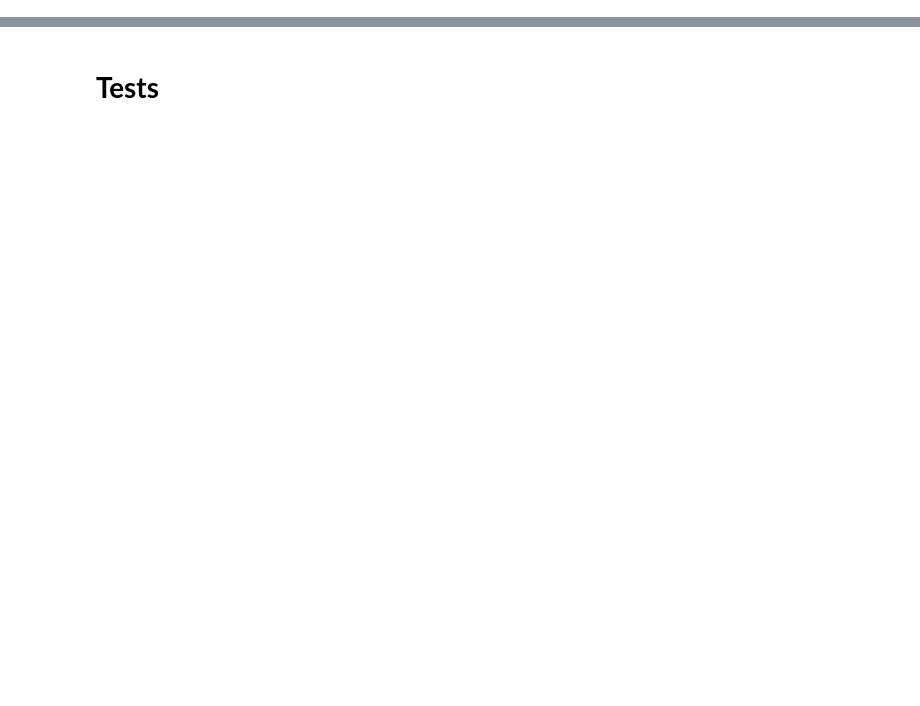
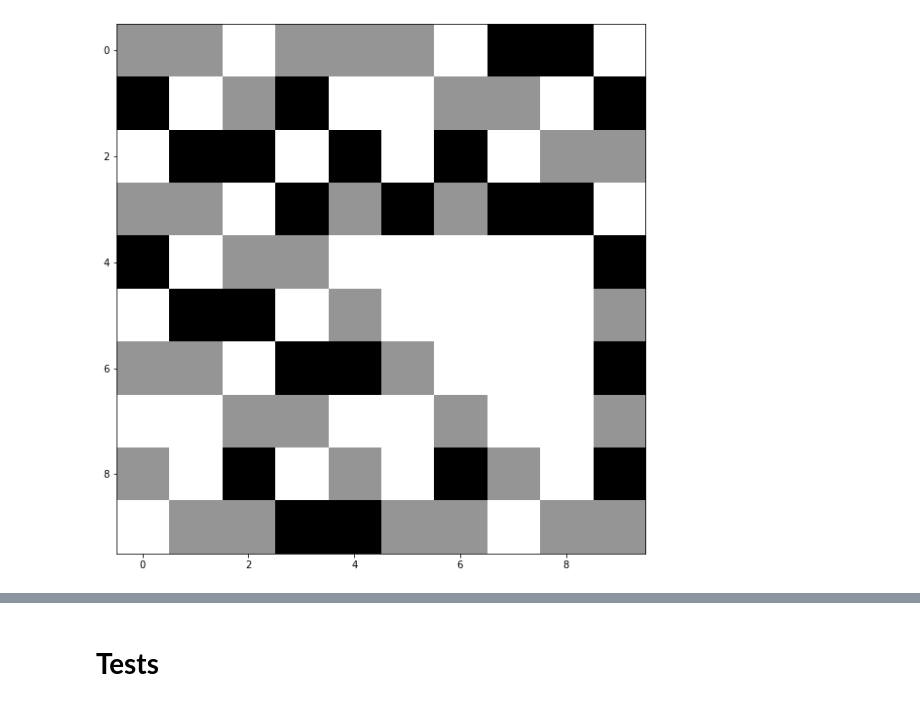
Before and after one commit to r-hensley/phys_250, a Jupyter notebook: HW/modular_automata.ipynb, the cells around one changed output, grey strips where cells are left out. Saved outputs shown, nothing was run; the diff lists cells and outputs as text; code cells hidden in the pictures; blank space fills up the shorter version.

```diff
--- a/HW/modular_automata.ipynb
+++ b/HW/modular_automata.ipynb
@@ -55,0 +81,18 @@ def generate_neighborhoods(neighborhood_members: int, num_states: int) -> list[t
+# %%
+def generate_converted_rule(rule, neighborhood_members, num_states) -> List[int]:
+    """Convert rule number to binary, ternary, etc, rule number"""
+    # example: if rule=11 --> converted_rule=[1, 0, 1, 1]
+    converted_rule_list: list[int] = number_to_base(rule, num_states)
+    # [1, 0, 1, 1] --> [1, 1, 0, 1]
+    converted_rule_list = converted_rule_list[::-1]
+
+    # if max_rule=255 = [1, 1, 1, 1, 1, 1, 1, 1], num_digits=8
+    num_digits = len(generate_neighborhoods(neighborhood_members, num_states))
+
+    # pad end with zeroes
+    # if rule=11, converted_rule_list=[1,1,0,1] --> [1,1,0,1,0,0,0,0]
+    zeroes_to_add = [0] * (num_digits - len(converted_rule_list))
+    converted_rule_list = converted_rule_list + zeroes_to_add
+    assert len(converted_rule_list) == num_digits
+
+    return converted_rule_list
@@ -56,13 +123,50 @@ def generate_neighborhoods(neighborhood_members: int, num_states: int) -> list[t
 # %%
-def main(rule_number: int, length: int, time: int, neighborhood_members: int, num_states: int):
-    assert 0 <= rule_number <= 255, "Please choose a value for rule_number between 0 and 255"
-    assert length > 0, "Please choose a value for length greater than 0"
-    assert time > 0, "Please choose a value for time greater than 0"
+def main(rule: int,
+         length: int,
+         time: int,
+         neighborhood_members: int,
+         num_states: int):
+    max_rule = get_max_rule(neighborhood_members, num_states)
+    if not (0 <= rule <= max_rule):
+        raise ValueError(f"Please choose a value for rule between 0 and {max_rule}")
+    if length < 0:
+        raise ValueError("Please choose a value for length greater than 0")
+    if time < 0:
+        raise ValueError("Please choose a value for time greater than 0")
 
-# make the initial condition
-initial_condition: list[int] = []
-for i in range(length):
-    initial_condition.append(random.randint(0,1))
+    # make the initial condition
+    initial_condition: list[int] = []
+    for i in range(length):
+        initial_condition.append(random.randrange(0, num_states, 1))
 
-# gives list of tuples like [(0,0,0), (0,0,1), ...]
-neighborhoods: list[tuple] = generate_neighborhoods(neighborhood_members, num_states)
+
+    # gives list of tuples like [(0,0,0), (0,0,1), ...]
+    neighborhoods: list[tuple[int]] = generate_neighborhoods(neighborhood_members,
+                                                        num_states)
+
+    # a list of the rule converted into base-num_states
+    converted_rule: list[int] = generate_converted_rule(rule, neighborhood_members, num_states)
+
+    # a dictionary matching a neighborhood to a propagation rule
+    lookup_table = dict(zip(neighborhoods, converted_rule))
+
+    print(f"Initial conditions: {rule=}, {length=}, {time=}\n"
+          f"{neighborhood_members=}, {num_states=}")
+    print(f"{initial_condition=}")
+    print(f"{neighborhoods=}")
+    print(f"{converted_rule=}")
+    print(f"{lookup_table=}")
+
+    # ######### Start propagation of numbers #########
+
+    rows: list[list[int]] = [[0]*length]*time  # initiate array of size length x time
+    rows[0] = initial_condition
+    rows = propagate_spacetime_field(rows, lookup_table)
+
+    # plot the spacetime field diagram
+    plt.figure(figsize=(length, time))
+    plt.imshow(rows, cmap=plt.cm.Greys, interpolation='nearest')
+    plt.show()
+
+main(1500, 10, 10, 2, 3)
+# %% [output]
@@ -68,0 +179 @@ neighborhoods: list[tuple] = generate_neighborhoods(neighborhood_members, num_st
+[figure, added]
```
Also changed, not shown: parts of 22 cells of this notebook.
